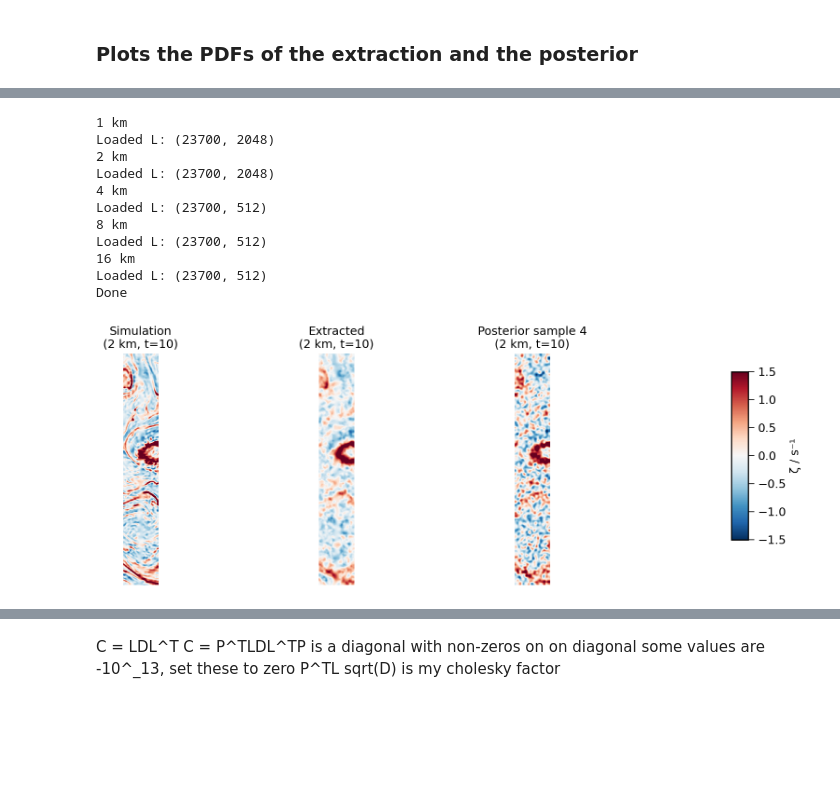
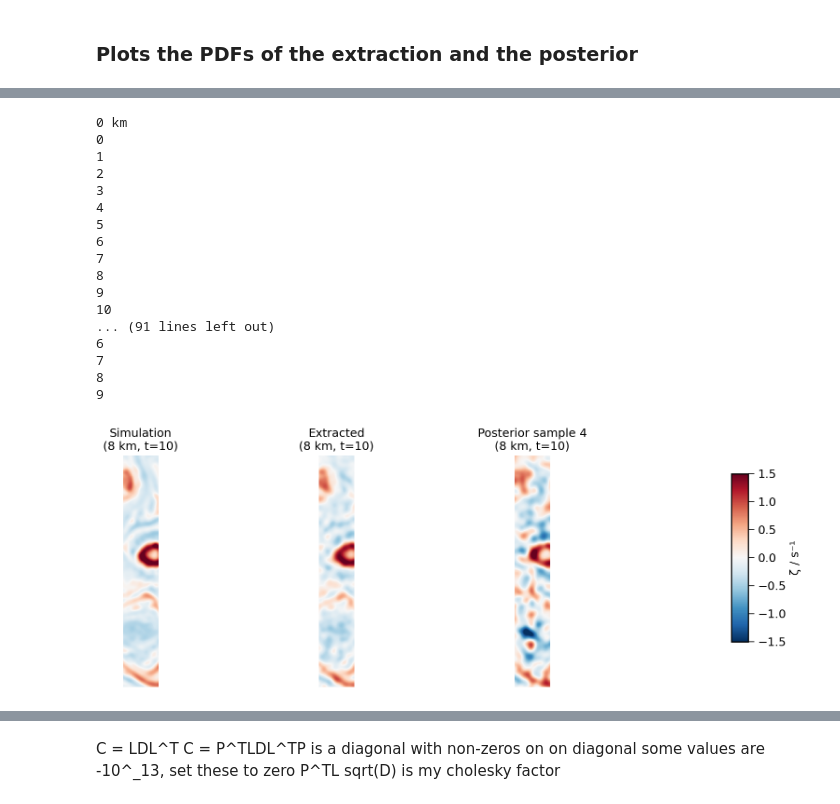
Before and after one commit to jwskinner/SWOT-balanced-extraction, a Jupyter notebook: plot_PDFS_extraction_posterior.ipynb, the cells around one changed output, grey strips where cells are left out. Saved outputs shown, nothing was run; the diff lists cells and outputs as text; code cells hidden in the pictures; blank space fills up the shorter version.

```diff
--- a/plot_PDFS_extraction_posterior.ipynb
+++ b/plot_PDFS_extraction_posterior.ipynb
@@ -63,7 +942,7 @@ print(wmin, wmax)
 # %%
 import h5py
 # Read in the pickle file L we just saved and plot to check
-
+SCALE_KM = 8
 time = 10
 
 # L_PATH = f"{PICKLES}/posterior_factor_{SCALE_KM}km.pkl"
@@ -77,6 +956,14 @@ time = 10
 #     key = 'L'
 #     L = f[key][()]  # read the dataset into memory as a NumPy array
 #     print("Loaded L:", L.shape, L.dtype)
+
+SCALE_KM = 8
+PICKLES = "./pickles"
+POST_C_PATH = f"{PICKLES}/posterior_balanced_extraction_synth_NA_tmean_sm_{SCALE_KM}km.pkl"
+
+C = load(POST_C_PATH)
+Lfac, lower  = la.cho_factor(C  + np.eye(C.shape[0]) * 1.0e-10, lower=True) # removed the jiiter
+Ltri = np.tril(Lfac)
 
 karin = load(KARIN_NA_PATH) # reading in for lats
 dx_m = float(karin.dx_km) * 1e3
@@ -94,9 +981,9 @@ z  = np.random.randn(mu.size)
 ht_post = (mu + Ltri @ z).reshape(ny, nx) / 100.0      # meters
 
 # compute the vorticitys
-sim_vort = swot.compute_geostrophic_vorticity_5pt(ht_sim[time], dx_m, dy_m, lat_1d)
-ext_vort = swot.compute_geostrophic_vorticity_5pt(ht_ext[time], dx_m, dy_m, lat_1d)
-post_vort = swot.compute_geostrophic_vorticity_5pt(ht_post, dx_m, dy_m, lat_1d)
+sim_vort = swot.compute_geostrophic_vorticity(ht_sim[time], dx_m, dy_m, lat_1d)
+ext_vort = swot.compute_geostrophic_vorticity(ht_ext[time], dx_m, dy_m, lat_1d)
+post_vort = swot.compute_geostrophic_vorticity(ht_post, dx_m, dy_m, lat_1d)
 
 fig, axes = plt.subplots(1, 3, figsize=(7, 3.8), sharex=True, sharey=True)
 titles = ["Simulation", "Balanced extraction", "Posterior sample"]
@@ -117,7 +1004,7 @@ plt.show()
 # %%
 # Now we loop over times and samples for the posterior and for each scale and save all the vorticies
 
-SCALES = [1, 2, 4, 8, 16] # loop over
+SCALES = [0, 2, 4, 8, 16] # loop over, 1km has issue for some reason (?)
 NSAMPLES = 10
 TIMES = T
 
@@ -133,24 +1020,27 @@ for km in SCALES:
     ht_ext = np.asarray(load(path_withnoise(km)), dtype=float) # (T, y, x)
     T, ny, nx = ht_ext.shape
 
-    L_PATH = f"{PICKLES}/posterior_factor_{km}km.pkl"
-    with open(L_PATH, "rb") as f:
-        L = pickle.load(f)
-    print("Loaded L:", L.shape)
+    L_PATH = f"{PICKLES}/posterior_balanced_extraction_synth_NA_tmean_sm_{km}km.pkl"
+    C = load(L_PATH)
+    Lfac, lower  = la.cho_factor(C  + np.eye(C.shape[0]) * 1.0e-10, lower=True) # removed the jiiter
+    Ltri = np.tril(Lfac)
 
     for t in range(0, TIMES):
+        print(t)
         # posterior sample: x ~ N(mu, C) with C ≈ L L^T
-        mu = ht_ext[t] * 100 # in cm for our extraction
+        mu = (ht_ext[t] * 100).ravel() # in cm for our extraction
         r = L.shape[1]
         for s in range(0, NSAMPLES): # sample posterior
             z = np.random.randn(r) # new seed
-            ht_post = (mu.ravel() + L @ z).reshape(ny, nx) / 100 # back into meters
-            post_vort = swot.compute_geostrophic_vorticity_5pt(ht_post, dx_m, dy_m, lat_1d)
+            #ht_post = (mu.ravel() + L @ z).reshape(ny, nx) / 100 # back into meters
+            # posterior sample: x ~ N(mu, C) with C ≈ L L^T
+            ht_post = (mu + Ltri @ z).reshape(ny, nx) / 100.0      # meters
+            post_vort = swot.compute_geostrophic_vorticity(ht_post, dx_m, dy_m, lat_1d)
             post_vort_all[t, s] = post_vort
 
         # compute the vorticitys for balanced and sim
-        sim_vort = swot.compute_geostrophic_vorticity_5pt(ht_sim[t], dx_m, dy_m, lat_1d)
-        ext_vort = swot.compute_geostrophic_vorticity_5pt(ht_ext[t], dx_m, dy_m, lat_1d)
+        sim_vort = swot.compute_geostrophic_vorticity(ht_sim[t], dx_m, dy_m, lat_1d)
+        ext_vort = swot.compute_geostrophic_vorticity(ht_ext[t], dx_m, dy_m, lat_1d)
 
         sim_vort_all[t] = sim_vort
         ext_vort_all[t] = ext_vort
@@ -162,47 +1052,53 @@ for km in SCALES:
     )
 print("Done")
 # %% [output]
-1 km
-Loaded L: (23700, 2048)
-2 km
-Loaded L: (23700, 2048)
-4 km
-Loaded L: (23700, 512)
-8 km
-Loaded L: (23700, 512)
-16 km
-Loaded L: (23700, 512)
-Done
+0 km
+0
+1
+2
+3
+4
+5
+6
+7
+8
+9
+10
+... (91 lines left out)
+6
+7
+8
+9
 # %%
 # check the vort calculation
-km = 2
+km = 8
 t_show = 10
 sample = 4      # posterior sample
 
 data = results[km]
 sim_vort = data["sim"][t_show]
 ext_vort = data["ext"][t_show]
 post_vort = data["post"][t_show, sample]
 
 # --- Setup figure layout ---
 fig, axes = plt.subplots(1, 3, figsize=(12, 4))
 titles = ["Simulation", "Extracted", f"Posterior sample {sample}"]
 
 # --- Plot each field ---
 for ax, field, title in zip(axes, [sim_vort, ext_vort, post_vort], titles):
     im = ax.imshow(field, cmap="RdBu_r", vmin=vmin, vmax=vmax, origin="lower")
     ax.set_title(f"{title}\n({km} km, t={t_show})")
     ax.axis("off")
 
 # --- Add colorbar ---
 fig.subplots_adjust(right=0.9)
 cax = fig.add_axes([0.92, 0.2, 0.02, 0.6])
 fig.colorbar(im, cax=cax, label="ζ / s⁻¹")
 
 plt.tight_layout(rect=[0, 0, 0.9, 1])
 plt.show()
 # %% [output]
-[figure, old version]
+[figure, new version]
 # %%
 def finite_flat(*arrays):
     outs = []
```
Also changed, not shown: parts of 22 cells of this notebook, 26 other files.
